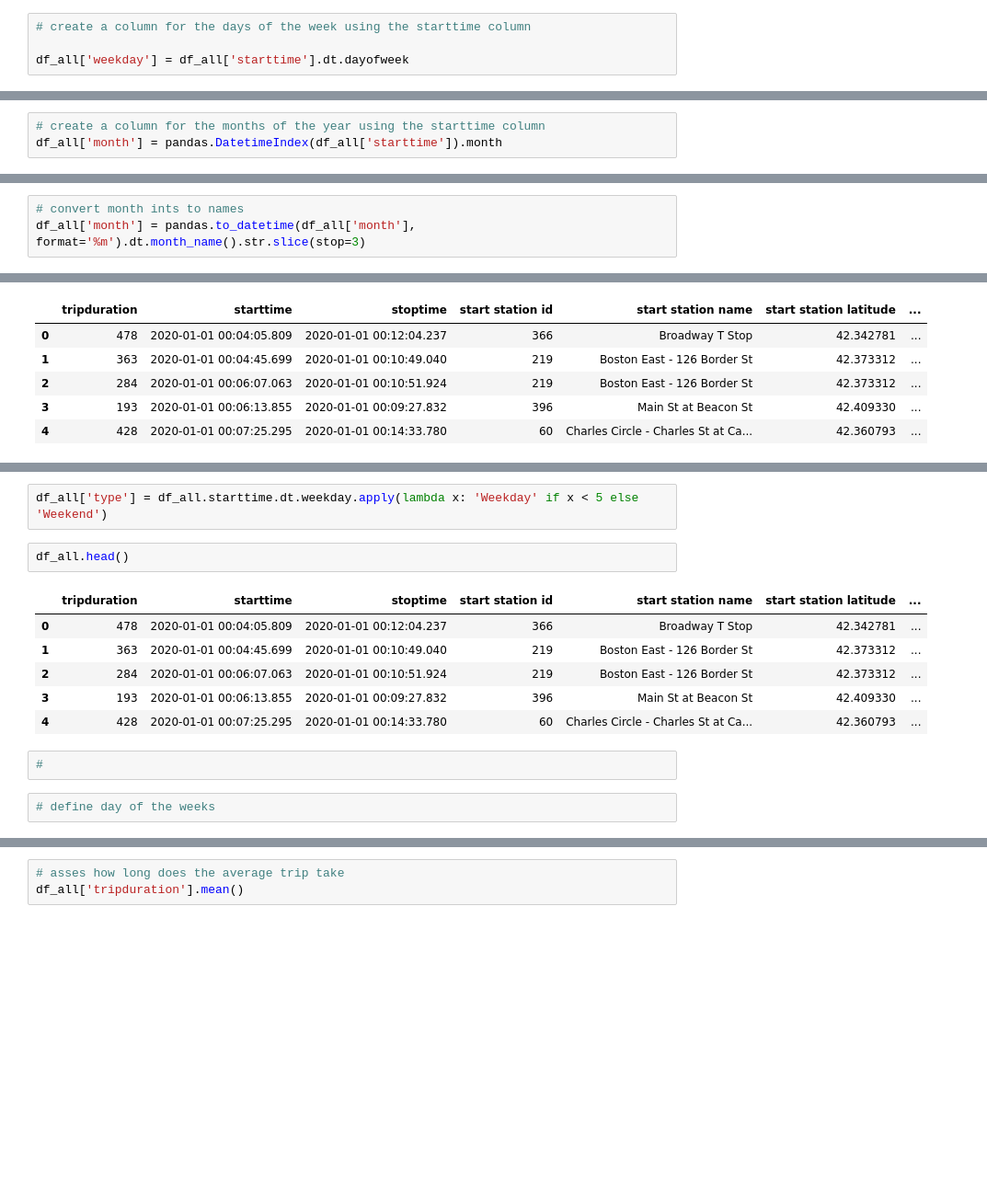
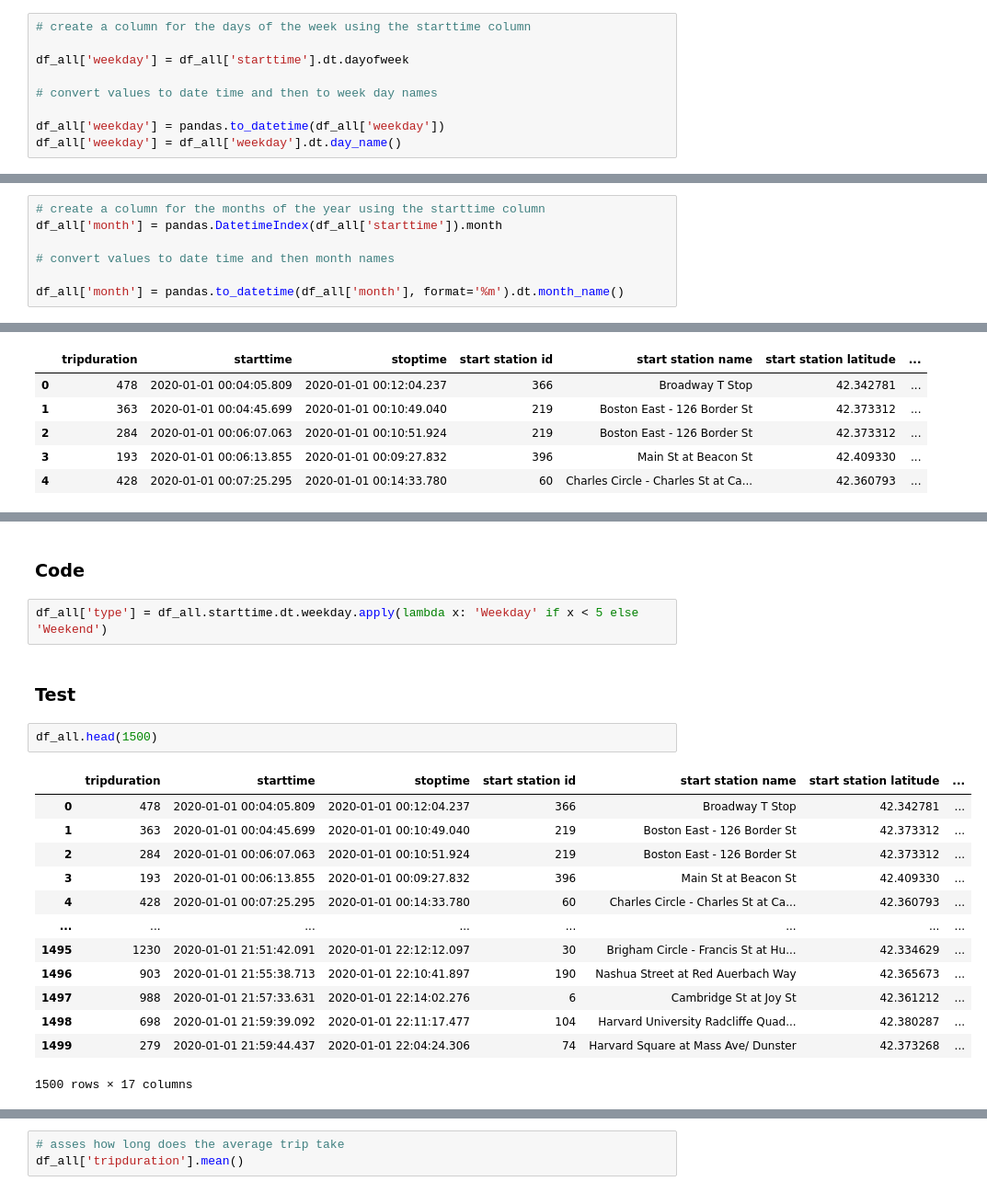
Before and after one commit to lillaszulyovszky/udacity-project-bikesharing-data-in-boston, a Jupyter notebook: bikesharing.ipynb, the cells around one changed output, grey strips where cells are left out. Shown at 92% size. Drawn from its saved outputs; the diff is of its cells as text; blank space fills up the shorter version.

```diff
--- a/bikesharing.ipynb
+++ b/bikesharing.ipynb
@@ -618,3 +633,8 @@ It seems like the data set is clean enough to start my exploration towards the i
 # create a column for the days of the week using the starttime column
 
 df_all['weekday'] = df_all['starttime'].dt.dayofweek
+
+# convert values to date time and then to week day names
+
+df_all['weekday'] = pandas.to_datetime(df_all['weekday'])
+df_all['weekday'] = df_all['weekday'].dt.day_name()
@@ -630,3 +661,7 @@ df_all.head(5)
 # %%
 # create a column for the months of the year using the starttime column
 df_all['month'] = pandas.DatetimeIndex(df_all['starttime']).month
+
+# convert values to date time and then month names
+
+df_all['month'] = pandas.to_datetime(df_all['month'], format='%m').dt.month_name()
@@ -642,3 +667,0 @@ df_all.head(5)
-# %%
-# convert month ints to names
-df_all['month'] = pandas.to_datetime(df_all['month'], format='%m').dt.month_name().str.slice(stop=3)
@@ -659,15 +707,22 @@ df_all.head()
+# %% [markdown]
+### Code
 # %%
 df_all['type'] = df_all.starttime.dt.weekday.apply(lambda x: 'Weekday' if x < 5 else 'Weekend')
+# %% [markdown]
+### Test
 # %%
-df_all.head()
+df_all.head(1500)
 # %% [output]
 |  | tripduration | starttime | stoptime | start station id | start station name | start station latitude | ... |
 | 0 | 478 | 2020-01-01 00:04:05.809 | 2020-01-01 00:12:04.237 | 366 | Broadway T Stop | 42.342781 | ... |
 | 1 | 363 | 2020-01-01 00:04:45.699 | 2020-01-01 00:10:49.040 | 219 | Boston East - 126 Border St | 42.373312 | ... |
 | 2 | 284 | 2020-01-01 00:06:07.063 | 2020-01-01 00:10:51.924 | 219 | Boston East - 126 Border St | 42.373312 | ... |
 | 3 | 193 | 2020-01-01 00:06:13.855 | 2020-01-01 00:09:27.832 | 396 | Main St at Beacon St | 42.409330 | ... |
 | 4 | 428 | 2020-01-01 00:07:25.295 | 2020-01-01 00:14:33.780 | 60 | Charles Circle - Charles St at Ca... | 42.360793 | ... |
+| ... | ... | ... | ... | ... | ... | ... | ... |
+| 1495 | 1230 | 2020-01-01 21:51:42.091 | 2020-01-01 22:12:12.097 | 30 | Brigham Circle - Francis St at Hu... | 42.334629 | ... |
+| 1496 | 903 | 2020-01-01 21:55:38.713 | 2020-01-01 22:10:41.897 | 190 | Nashua Street at Red Auerbach Way | 42.365673 | ... |
+| 1497 | 988 | 2020-01-01 21:57:33.631 | 2020-01-01 22:14:02.276 | 6 | Cambridge St at Joy St | 42.361212 | ... |
+| 1498 | 698 | 2020-01-01 21:59:39.092 | 2020-01-01 22:11:17.477 | 104 | Harvard University Radcliffe Quad... | 42.380287 | ... |
+| 1499 | 279 | 2020-01-01 21:59:44.437 | 2020-01-01 22:04:24.306 | 74 | Harvard Square at Mass Ave/ Dunster | 42.373268 | ... |
+1500 rows × 17 columns
-# %%
-#
-# %%
-# define day of the weeks
```
Also changed, not shown: parts of 27 cells of this notebook.
